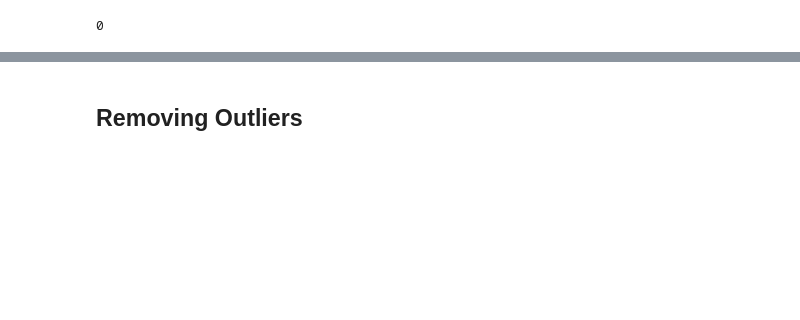
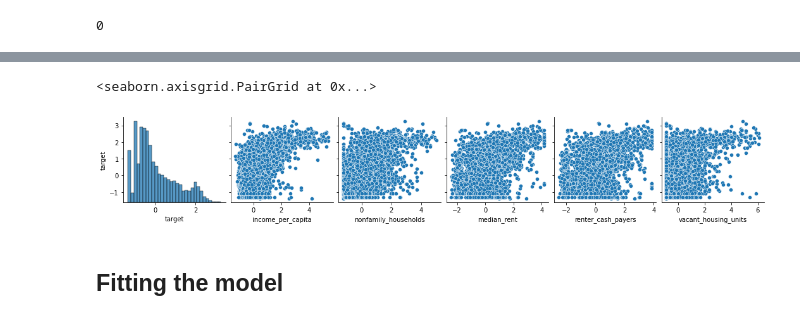
Before and after one commit to seanahmad/NY-taxi-analysis, a Jupyter notebook: Modelling.ipynb, the cells around one changed output, grey strips where cells are left out. Cells and saved outputs as stored; diff of their text form; code cells hidden in the pictures; blank space fills up the shorter version.

```diff
--- a/Modelling.ipynb
+++ b/Modelling.ipynb
@@ -90,2 +113,3 @@ import seaborn as sns
 # %%
-#cor["target"].sort_values(ascending = False)
+corr_target = np.abs(cor["target"]).sort_values(ascending = False)
+print(corr_target.head(6))
@@ -99 +124,12 @@ plt.show()
+# %%
+top_5 = corr_target.index[:6]
+
+sns.pairplot(
+    model_data_std,
+    y_vars=["target"],
+    x_vars = top_5
+)
+# %% [output]
+<seaborn.axisgrid.PairGrid at 0x...>
+[figure, added]
 # %%
@@ -101,2 +136,0 @@ import statsmodels
-# %% [markdown]
-## Removing Outliers
@@ -104,0 +162,2 @@ import stats
+# %% [markdown]
+## Fitting the model
```
Also changed, not shown: parts of 32 cells of this notebook, 10 other files.
